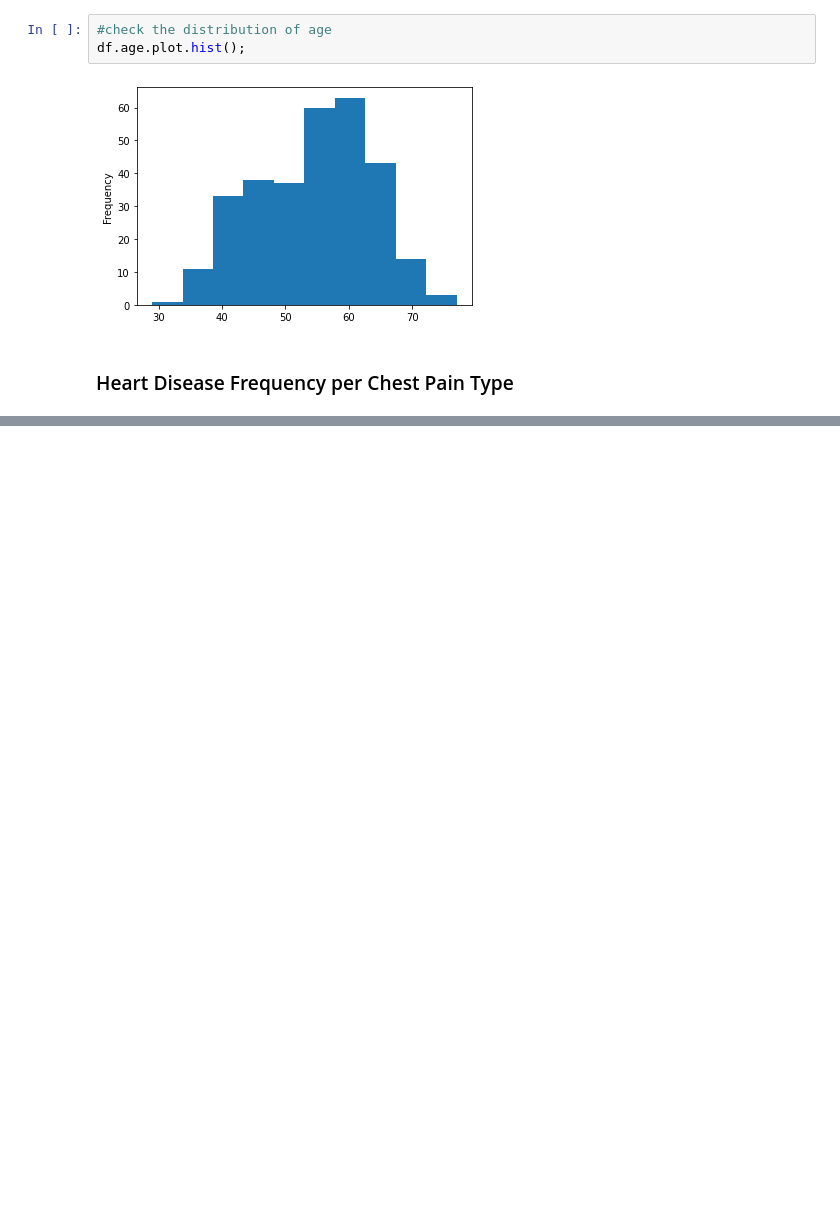
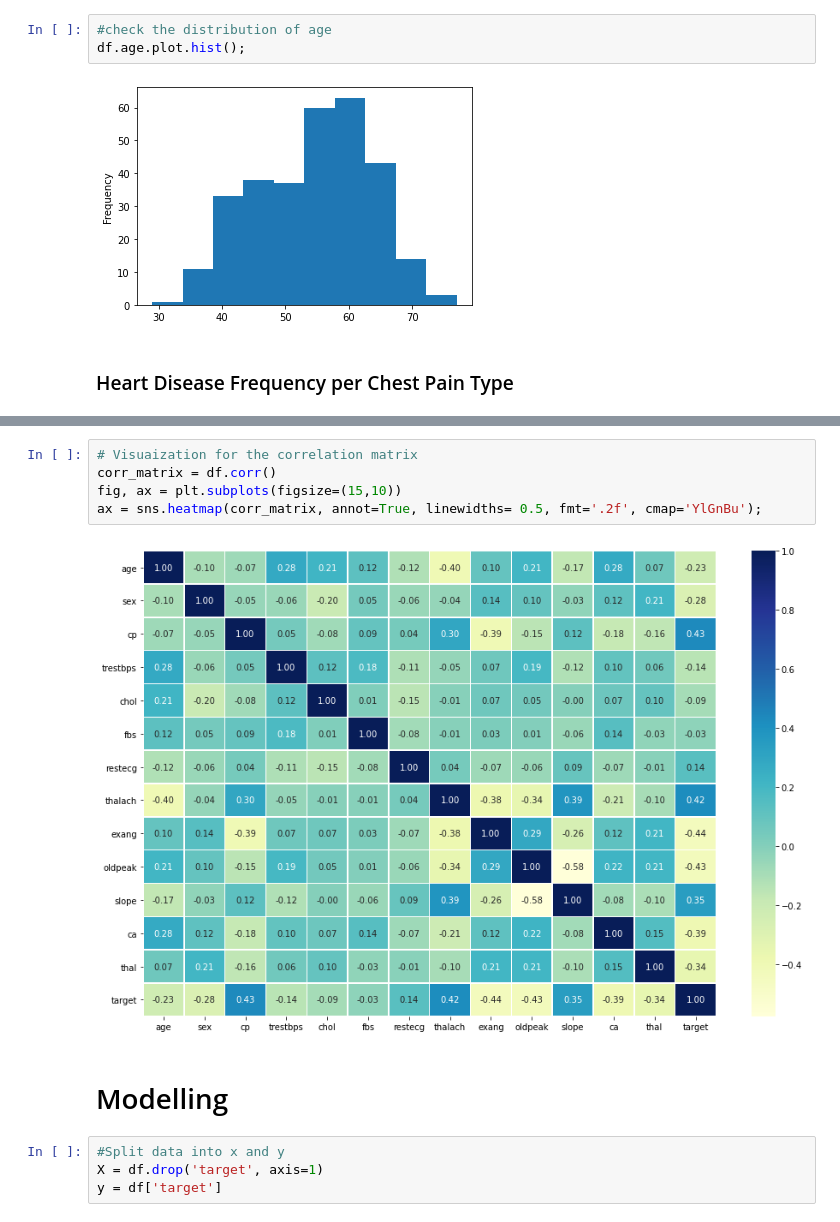
Before and after one commit to SKDipendra/Heart-Disease-Prediction, a Jupyter notebook: Heart-Disease-Prediction.ipynb, the cells around one changed output, grey strips where cells are left out. Cells and saved outputs as stored; diff of their text form; blank space fills up the shorter version.

Commit message:
Added modelling part

```diff
--- a/Heart-Disease-Prediction.ipynb
+++ b/Heart-Disease-Prediction.ipynb
@@ -186,0 +212,13 @@ pd.crosstab(df.cp, df.target).plot(kind = 'bar', figsize = (10,6), color= ['salm
+# %%
+# Visuaization for the correlation matrix
+corr_matrix = df.corr()
+fig, ax = plt.subplots(figsize=(15,10))
+ax = sns.heatmap(corr_matrix, annot=True, linewidths= 0.5, fmt='.2f', cmap='YlGnBu');
+# %% [output]
+[figure, added]
+# %% [markdown]
+# Modelling
+# %%
+#Split data into x and y
+X = df.drop('target', axis=1)
+y = df['target']
```
Also changed, not shown: parts of 13 cells of this notebook.
